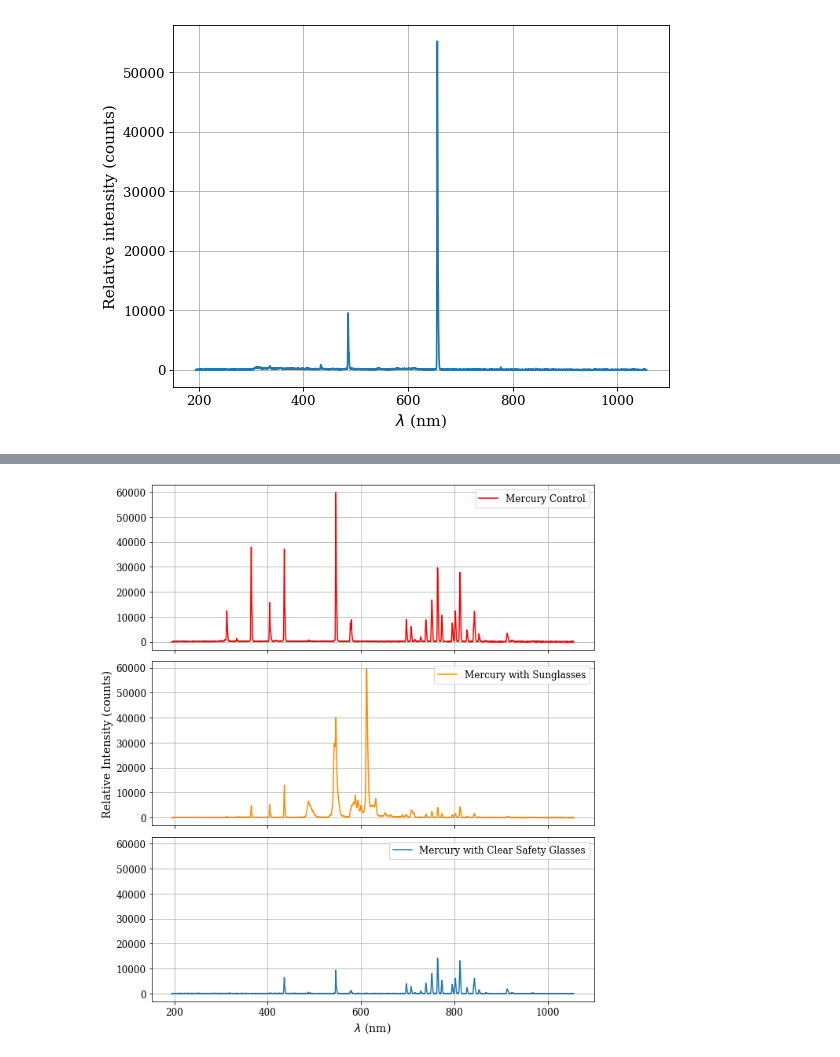
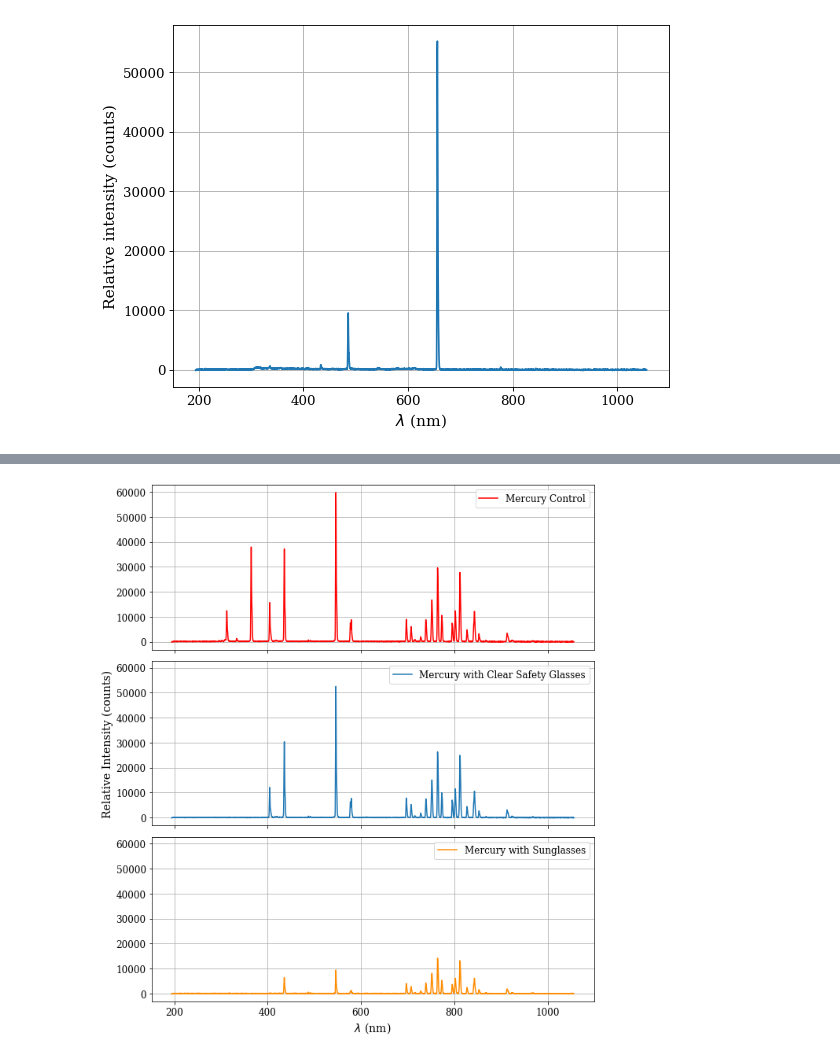
Before and after one commit to fmarrar/ae460AB6, a Jupyter notebook: Lab_5/DataAnalysis.ipynb, the cells around one changed output, grey strips where cells are left out. Cells and saved outputs as stored; diff of their text form; code cells hidden in the pictures.

Commit message:
Update plots

```diff
--- a/Lab_5/DataAnalysis.ipynb
+++ b/Lab_5/DataAnalysis.ipynb
@@ -89,15 +90,15 @@ plt.savefig('halogen_emission.png')
 # %%
 fig, ax = plt.subplots(3, 1, figsize=(9, 10), sharex=True, sharey=True)
 ax[0].plot(lam_Hg_control, I_Hg_control, 'r', label="Mercury Control")
-ax[1].plot(lam_Hg_sunglasses, I_Hg_sunglasses, 'darkorange', label='Mercury with Sunglasses')
-ax[2].plot(lam_Hg_clear, I_Hg_clear, label='Mercury with Clear Safety Glasses')
+ax[1].plot(lam_Hg_clear, I_Hg_clear, label='Mercury with Clear Safety Glasses')
+ax[2].plot(lam_Hg_sunglasses, I_Hg_sunglasses, 'darkorange', label='Mercury with Sunglasses')
 for i in range(3):
     ax[i].grid()
     ax[i].tick_params(labelsize=12)
     ax[i].legend(fontsize=12)
 ax[1].set_ylabel('Relative Intensity (counts)', fontsize=14)
 ax[2].set_xlabel('$\lambda$ (nm)', fontsize=14)
 fig.tight_layout()
 fig.savefig('Hg.png')
 # %% [output]
-[figure, old version]
+[figure, new version]
```
Also changed, not shown: parts of 3 cells of this notebook, 7 other files.
